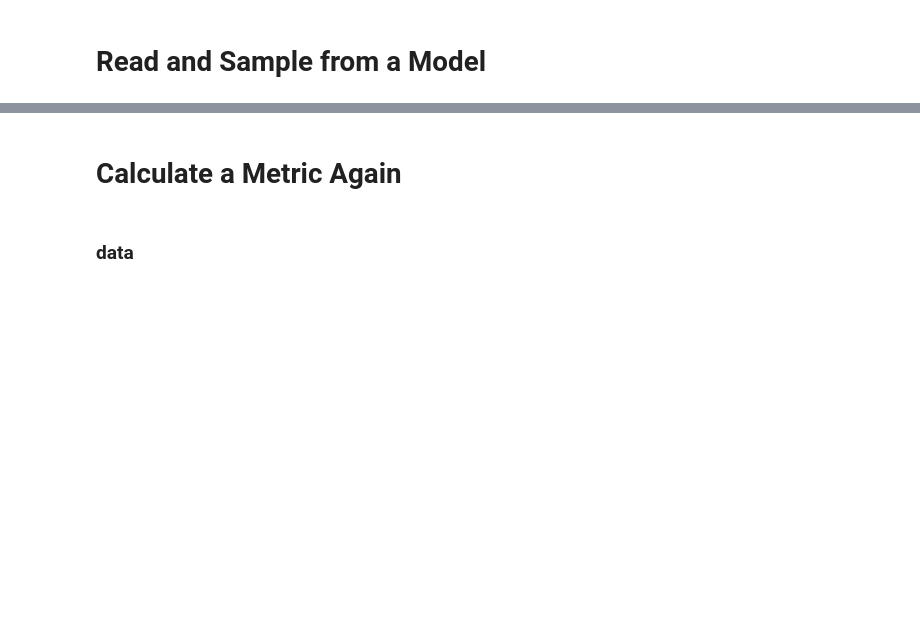
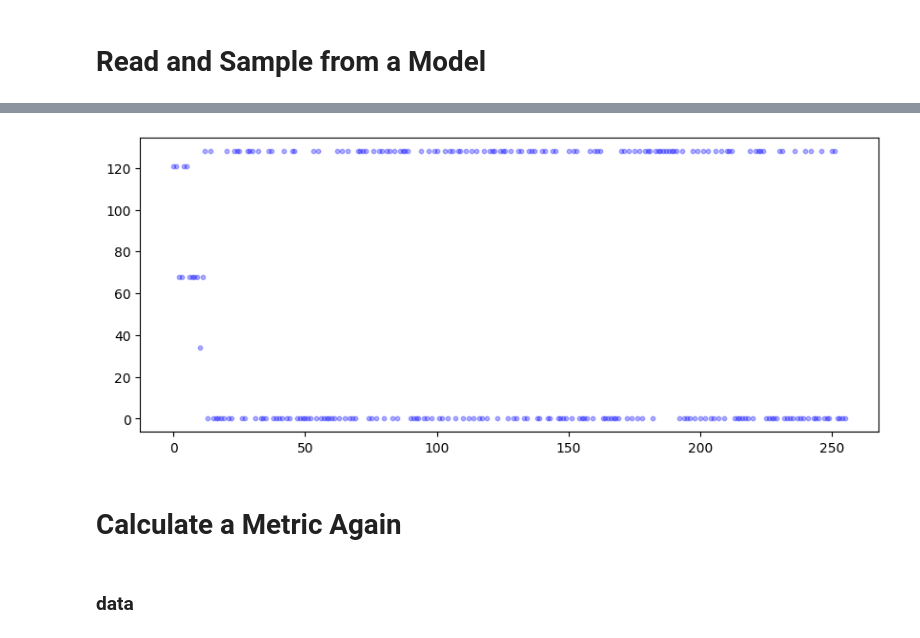
Before and after one commit to cesarali/conditional_rate_matching, a Jupyter notebook: notebooks/Models/CRM/Music/BasicModelCall.ipynb, the cells around one changed output, grey strips where cells are left out. Saved outputs shown, nothing was run; the diff lists cells and outputs as text; code cells hidden in the pictures; blank space fills up the shorter version.

```diff
--- a/notebooks/Models/CRM/Music/BasicModelCall.ipynb
+++ b/notebooks/Models/CRM/Music/BasicModelCall.ipynb
@@ -143,3 +109,15 @@ plt.plot(results_["all_training_loss"])
+# %%
+time = range(0, 256)
+time = torch.tensor(time)
+idx=-1
+N=4
+fig ,ax = plt.subplots(1,1,figsize=(10,4))
+plt.scatter(time, x_hist.cpu()[N,idx,:].cpu(), s=10, c='b', marker='o', alpha=0.3)
+# plt.scatter(time, x1[N].cpu(), s=10, c='g', marker='o', alpha=0.3)
+
+plt.show()
+# %% [output]
+[figure, added]
 # %% [markdown]
 # Calculate a Metric Again
 # %%
```
Also changed, not shown: parts of 13 cells of this notebook, 6 other files.
